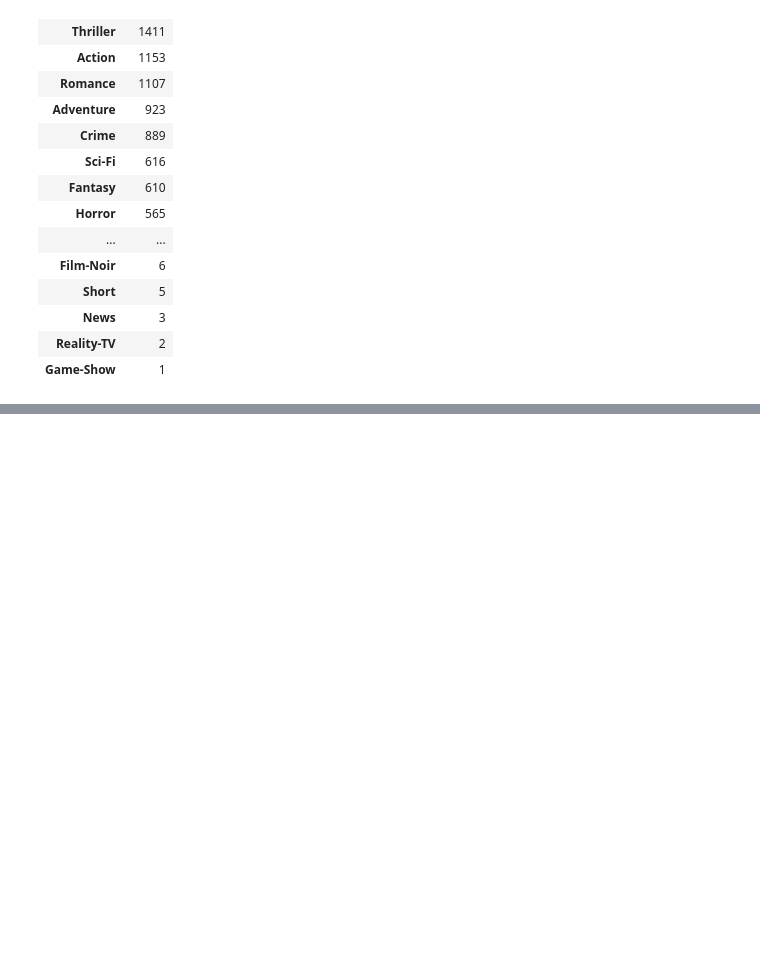
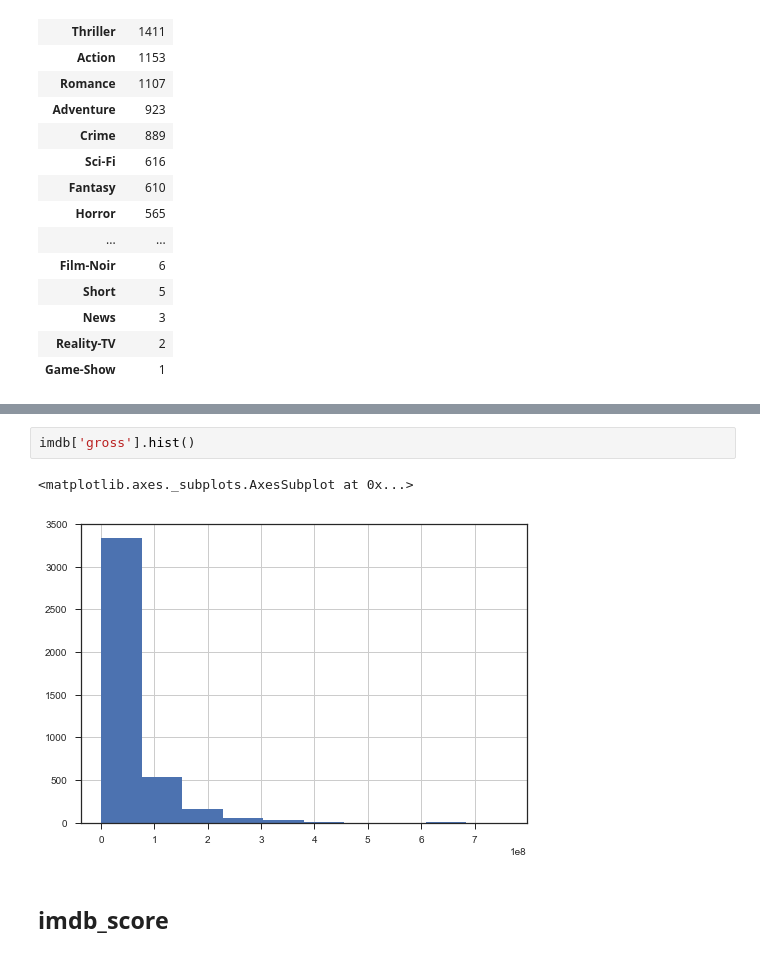
Before and after one commit to jinangela/IMDB_movie, a Jupyter notebook: 02_Exploratory_Analysis/EDA on movie data.ipynb, the cells around one changed output, grey strips where cells are left out. Saved outputs shown, nothing was run; the diff lists cells and outputs as text; blank space fills up the shorter version.

```diff
--- a/02_Exploratory_Analysis/EDA on movie data.ipynb
+++ b/02_Exploratory_Analysis/EDA on movie data.ipynb
@@ -565,0 +578,7 @@ plt.legend(loc='lower right')
+# %%
+imdb['gross'].hist()
+# %% [output]
+<matplotlib.axes._subplots.AxesSubplot at 0x...>
+[figure, added]
+# %% [markdown]
+## imdb_score
```
Also changed, not shown: parts of 36 cells of this notebook, 1 other file.
